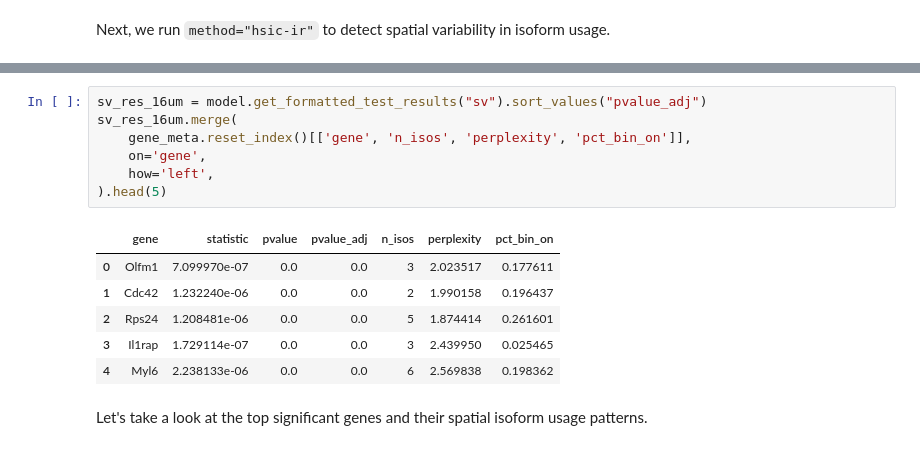
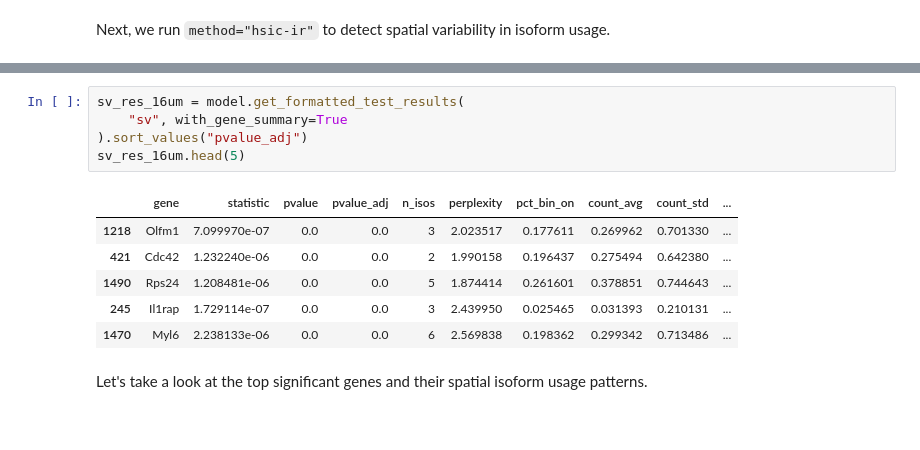
Before and after one commit to JiayuSuPKU/SPLISOSM, a Jupyter notebook: docs/source/tutorials/visiumhd_ont.ipynb, the cells around one changed output, grey strips where cells are left out. Cells and saved outputs as stored; diff of their text form.

```diff
--- a/docs/source/tutorials/visiumhd_ont.ipynb
+++ b/docs/source/tutorials/visiumhd_ont.ipynb
@@ -302,17 +306,15 @@ Wall time: 1min 3s
 # %%
-sv_res_16um = model.get_formatted_test_results("sv").sort_values("pvalue_adj")
-sv_res_16um.merge(
-    gene_meta.reset_index()[['gene', 'n_isos', 'perplexity', 'pct_bin_on']],
-    on='gene',
-    how='left',
-).head(5)
+sv_res_16um = model.get_formatted_test_results(
+    "sv", with_gene_summary=True
+).sort_values("pvalue_adj")
+sv_res_16um.head(5)
 # %% [output]
-|  | gene | statistic | pvalue | pvalue_adj | n_isos | perplexity | pct_bin_on |
-| 0 | Olfm1 | 7.099970e-07 | 0.0 | 0.0 | 3 | 2.023517 | 0.177611 |
-| 1 | Cdc42 | 1.232240e-06 | 0.0 | 0.0 | 2 | 1.990158 | 0.196437 |
-| 2 | Rps24 | 1.208481e-06 | 0.0 | 0.0 | 5 | 1.874414 | 0.261601 |
-| 3 | Il1rap | 1.729114e-07 | 0.0 | 0.0 | 3 | 2.439950 | 0.025465 |
-| 4 | Myl6 | 2.238133e-06 | 0.0 | 0.0 | 6 | 2.569838 | 0.198362 |
+|  | gene | statistic | pvalue | pvalue_adj | n_isos | perplexity | pct_bin_on | count_avg | count_std | ... |
+| 1218 | Olfm1 | 7.099970e-07 | 0.0 | 0.0 | 3 | 2.023517 | 0.177611 | 0.269962 | 0.701330 | ... |
+| 421 | Cdc42 | 1.232240e-06 | 0.0 | 0.0 | 2 | 1.990158 | 0.196437 | 0.275494 | 0.642380 | ... |
+| 1490 | Rps24 | 1.208481e-06 | 0.0 | 0.0 | 5 | 1.874414 | 0.261601 | 0.378851 | 0.744643 | ... |
+| 245 | Il1rap | 1.729114e-07 | 0.0 | 0.0 | 3 | 2.439950 | 0.025465 | 0.031393 | 0.210131 | ... |
+| 1470 | Myl6 | 2.238133e-06 | 0.0 | 0.0 | 6 | 2.569838 | 0.198362 | 0.299342 | 0.713486 | ... |
 # %% [markdown]
 Let's take a look at the top significant genes and their spatial isoform usage patterns.
 # %%
```
Also changed, not shown: parts of 18 cells of this notebook, 9 other files.
